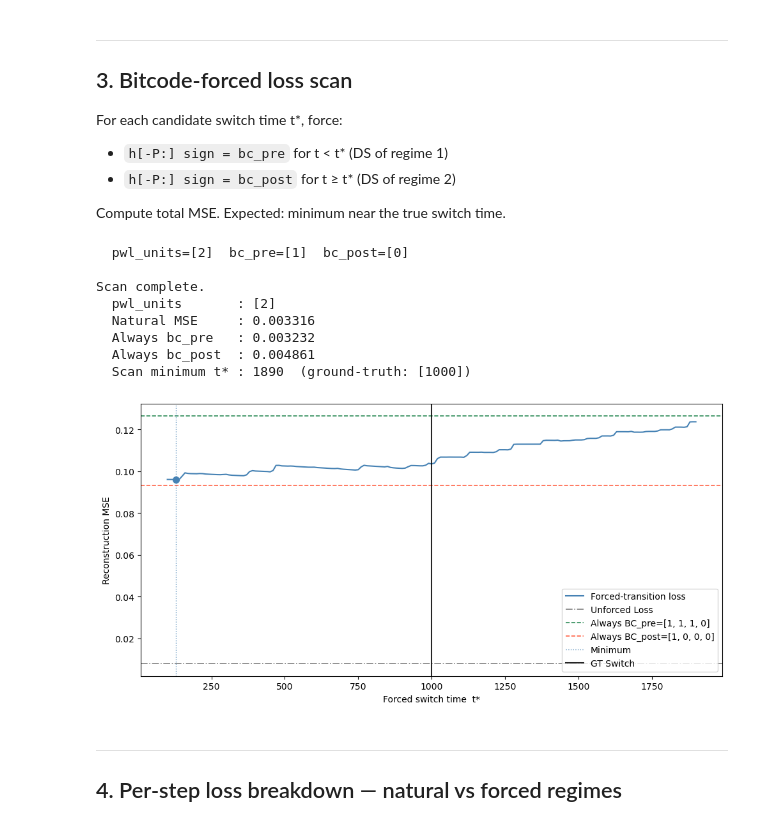
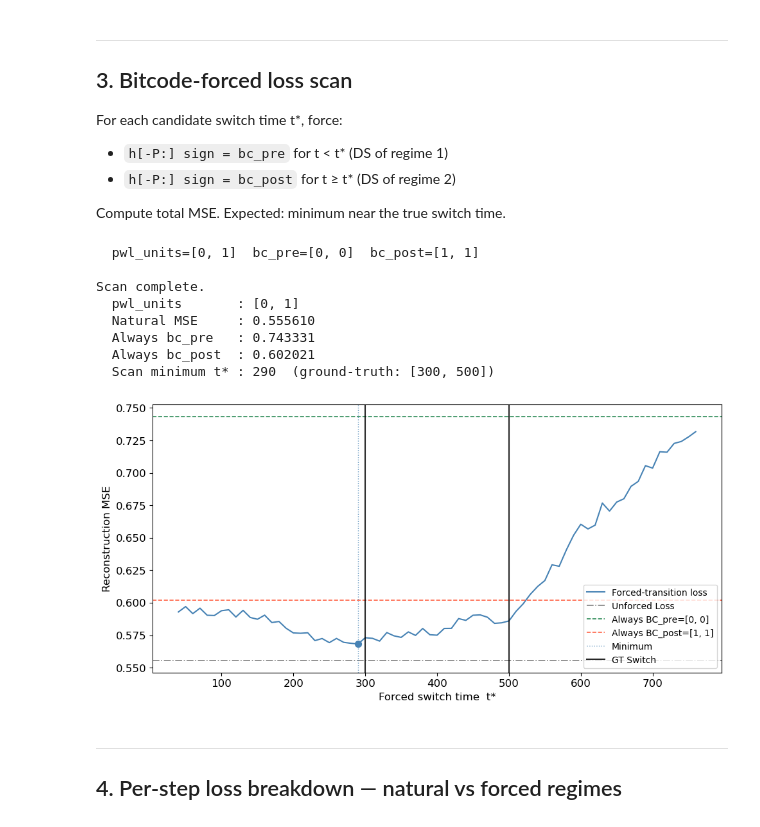
Before and after one commit to YviMa/nonstationarity_al_rnn, a Jupyter notebook: pwl_switch_analysis.ipynb, the cells around one changed output. Saved outputs shown, nothing was run; the diff lists cells and outputs as text; code cells hidden in the pictures.

Commit message:
new runs, readme, gitignore, time input

```diff
--- a/pwl_switch_analysis.ipynb
+++ b/pwl_switch_analysis.ipynb
@@ -43,6 +43,9 @@ Set `CHECKPOINT` to the `.pt` file saved by `run_var.py` or `run_lorenz.py`.
 #CHECKPOINT = "experiments/var_results/critical_slowing_model.pt"
 CHECKPOINT = "experiments/var_results/modular_to_hub_model.pt"
 #CHECKPOINT = "experiments/sinusoid_results/alignment_model.pt"
+#CHECKPOINT = "experiments/sinusoid_results/alignment_ss0.6_fr0.1-0.2_model.pt"
+CHECKPOINT = "experiments/sinusoid_results//alignment_ss0.4_fr0.03-0.3_model.pt"
+
 #CHECKPOINT = "experiments/lorenz_results/lorenz_model.pt"
 DEVICE     = "cpu"
 # %% [markdown]
@@ -51,7 +54,8 @@ DEVICE     = "cpu"
 ckpt = torch.load(CHECKPOINT, map_location=DEVICE, weights_only=False)
 
 model = AL_RNN(
-    M=ckpt["M"], P=ckpt["P"], N=ckpt["N"], d_input=ckpt["d_input"]
+    M=ckpt["M"], P=ckpt["P"], N=ckpt["N"], d_input=ckpt["d_input"],
+    temporal_input_target=ckpt["config"].get("temporal_input_target", "all"),
 ).to(DEVICE)
 model.load_state_dict(ckpt["model_state_dict"])
 model.eval()
@@ -67,7 +71,8 @@ ext_inputs    = ckpt["external_inputs"]   # (T, d_input) or None
 
 T, N = train_series.shape
 print(f"Loaded: M={model.M}, P={model.P}, N={model.N}, T={T}, switch_times={switch_times.tolist()}")
-print(f"Config: forcing_mode={cfg['forcing_mode']!r}, n_interleave={cfg['n_interleave']}, end_alpha={cfg.get('end_alpha')}")
+print(f"Config: forcing_mode={cfg['forcing_mode']!r}, n_interleave={cfg['n_interleave']}, "
+      f"end_alpha={cfg.get('end_alpha')}, temporal_input_target={cfg.get('temporal_input_target', 'all')!r}")
 
 # Build full-sequence tensors
 x_full = torch.tensor(train_series, dtype=torch.float32).unsqueeze(0)   # (1, T, N)
@@ -212,12 +190,12 @@ Compute total MSE.  Expected: minimum near the true switch time.
 # (section 1) to identify which unit(s) show a clean sign-flip near the
 # regime change, then list them here (0-based index within the P units).
 # None = use all P units.
-PWL_UNITS = [2]   # e.g. [0] or [2, 3]
+PWL_UNITS = None   # e.g. [0] or [2, 3]
 
 scan = bitcode_forced_scan(
     model, x_full, u=u_full,
     alpha=vis_alpha,
-    n_interleave=3,
+    n_interleave=4,
     step=10,
     pwl_units=PWL_UNITS,
     # bc_pre  = np.array([0]),   # override auto-detection if needed
@@ -231,14 +209,14 @@ print(f"  Always bc_post  : {scan['loss_always_post']:.6f}")
 best_t = scan["switch_times"][np.argmin(scan["scan_losses"])]
 print(f"  Scan minimum t* : {best_t}  (ground-truth: {switch_times.tolist()})")
 # %% [output]
-  pwl_units=[2]  bc_pre=[1]  bc_post=[0]
+  pwl_units=[0, 1]  bc_pre=[0, 0]  bc_post=[1, 1]
 
 Scan complete.
-  pwl_units       : [2]
-  Natural MSE     : 0.003316
-  Always bc_pre   : 0.003232
-  Always bc_post  : 0.004861
-  Scan minimum t* : 1890  (ground-truth: [1000])
+  pwl_units       : [0, 1]
+  Natural MSE     : 0.555610
+  Always bc_pre   : 0.743331
+  Always bc_post  : 0.602021
+  Scan minimum t* : 290  (ground-truth: [300, 500])
 # %%
 def plot_scan_result(
     scan,
@@ -284,13 +262,14 @@ def plot_scan_result(
         fig.savefig(save_path, dpi=150)
     plt.show()
 # %%
+plt.rcParams['font.size'] = 12
 plot_scan_result(
     scan,
     switch_times_gt=switch_times,
     save_path=None,
 )
 # %% [output]
-[figure, old version]
+[figure, new version]
 # %% [markdown]
 ---
 ## 4. Per-step loss breakdown — natural vs forced regimes
```
Also changed, not shown: parts of 9 cells of this notebook, 15 other files.
